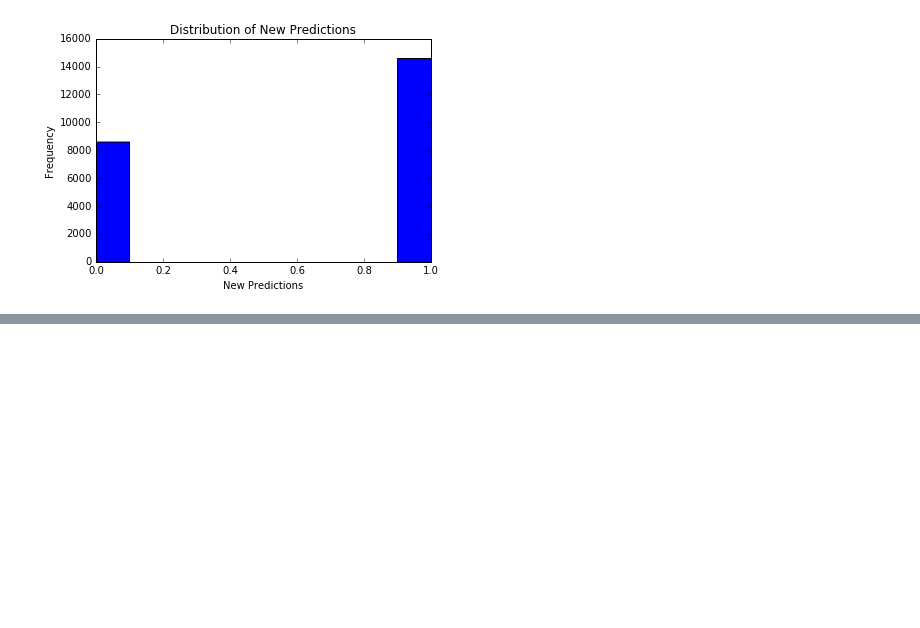
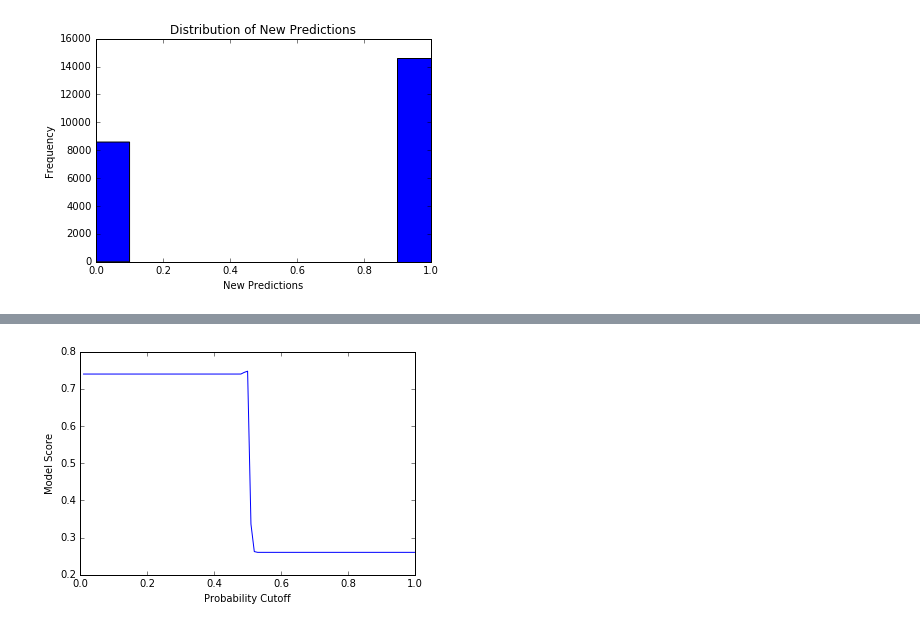
Before and after one commit to jillianhade/capstone_project, a Jupyter notebook: modeling_simpsons.ipynb, the cells around one changed output, grey strips where cells are left out. Saved outputs shown, nothing was run; the diff lists cells and outputs as text; code cells hidden in the pictures; blank space fills up the shorter version.

```diff
--- a/modeling_simpsons.ipynb
+++ b/modeling_simpsons.ipynb
@@ -299,2 +319,7 @@ run_model(x_train_transformed, y_train, x_test_transformed, y_test, ada_model)
+# %%
+get_predictions(ada_model, x_test_transformed, y_test, .75)
+find_optimal_probability(ada_model, x_test_transformed, y_test)
+# %% [output]
+[figure, added]
 # %%
 #minimizing one source of error to maximize some other
```
Also changed, not shown: parts of 7 cells of this notebook.
